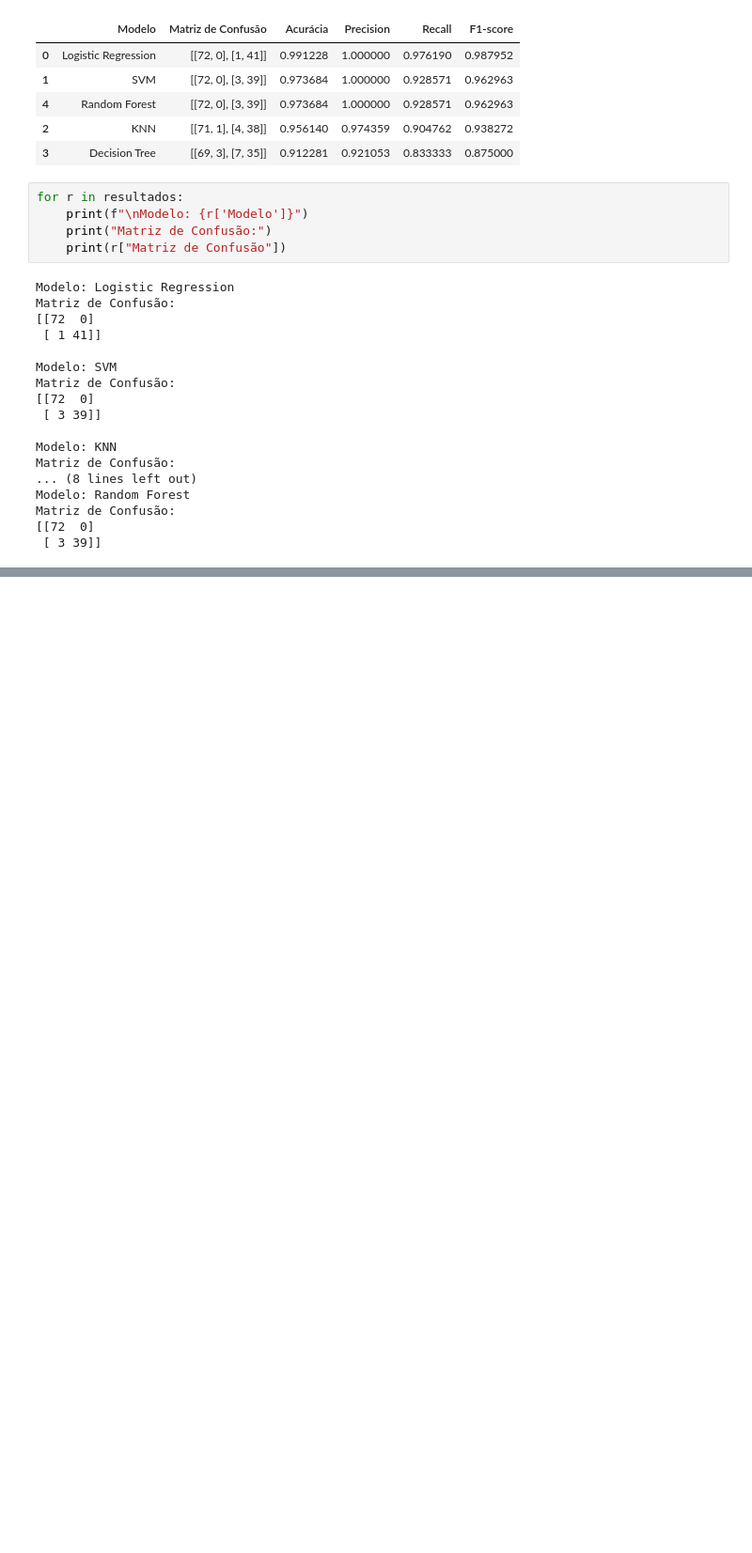
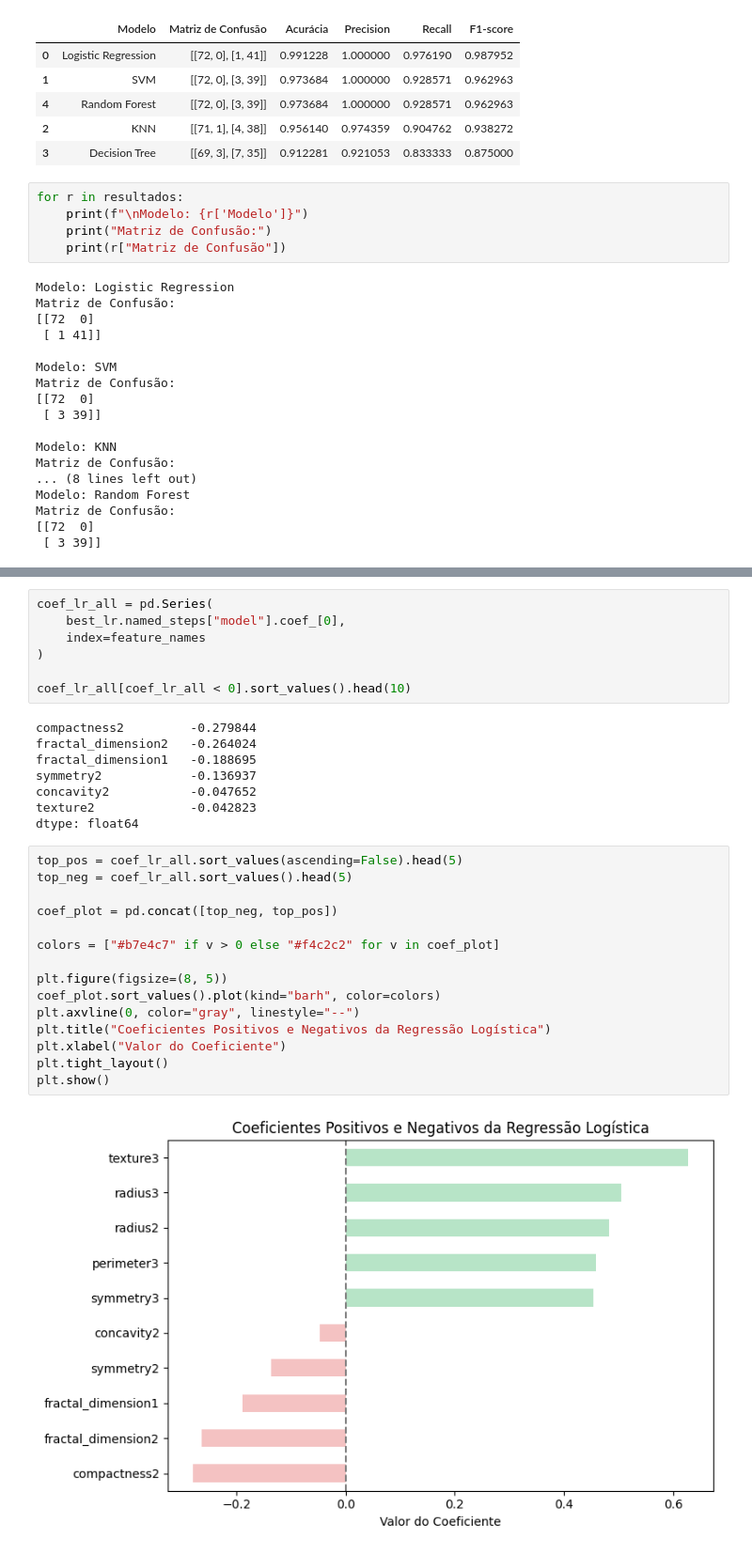
Before and after one commit to mariaclaraps/projeto-ciencia-dos-dados, a Jupyter notebook: notebooks/cancer_classificacao.ipynb, the cells around one changed output, grey strips where cells are left out. Shown at 94% size. Cells and saved outputs as stored; diff of their text form; blank space fills up the shorter version.

```diff
--- a/notebooks/cancer_classificacao.ipynb
+++ b/notebooks/cancer_classificacao.ipynb
@@ -431,0 +509,32 @@ dtype: float64
+# %%
+coef_lr_all = pd.Series(
+    best_lr.named_steps["model"].coef_[0],
+    index=feature_names
+)
+
+coef_lr_all[coef_lr_all < 0].sort_values().head(10)
+# %% [output]
+compactness2         -0.279844
+fractal_dimension2   -0.264024
+fractal_dimension1   -0.188695
+symmetry2            -0.136937
+concavity2           -0.047652
+texture2             -0.042823
+dtype: float64
+# %%
+top_pos = coef_lr_all.sort_values(ascending=False).head(5)
+top_neg = coef_lr_all.sort_values().head(5)
+
+coef_plot = pd.concat([top_neg, top_pos])
+
+colors = ["#b7e4c7" if v > 0 else "#f4c2c2" for v in coef_plot]
+
+plt.figure(figsize=(8, 5))
+coef_plot.sort_values().plot(kind="barh", color=colors)
+plt.axvline(0, color="gray", linestyle="--")
+plt.title("Coeficientes Positivos e Negativos da Regressão Logística")
+plt.xlabel("Valor do Coeficiente")
+plt.tight_layout()
+plt.show()
+# %% [output]
+[figure, added]
```
Also changed, not shown: parts of 9 cells of this notebook.
